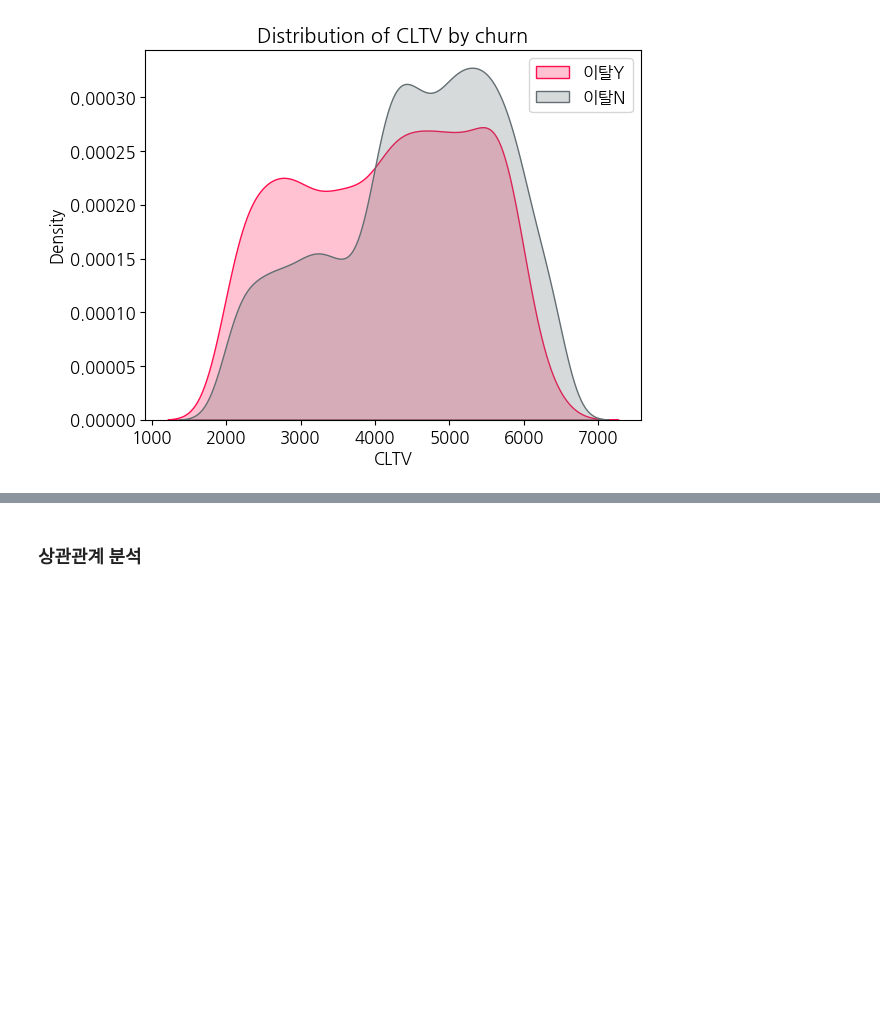
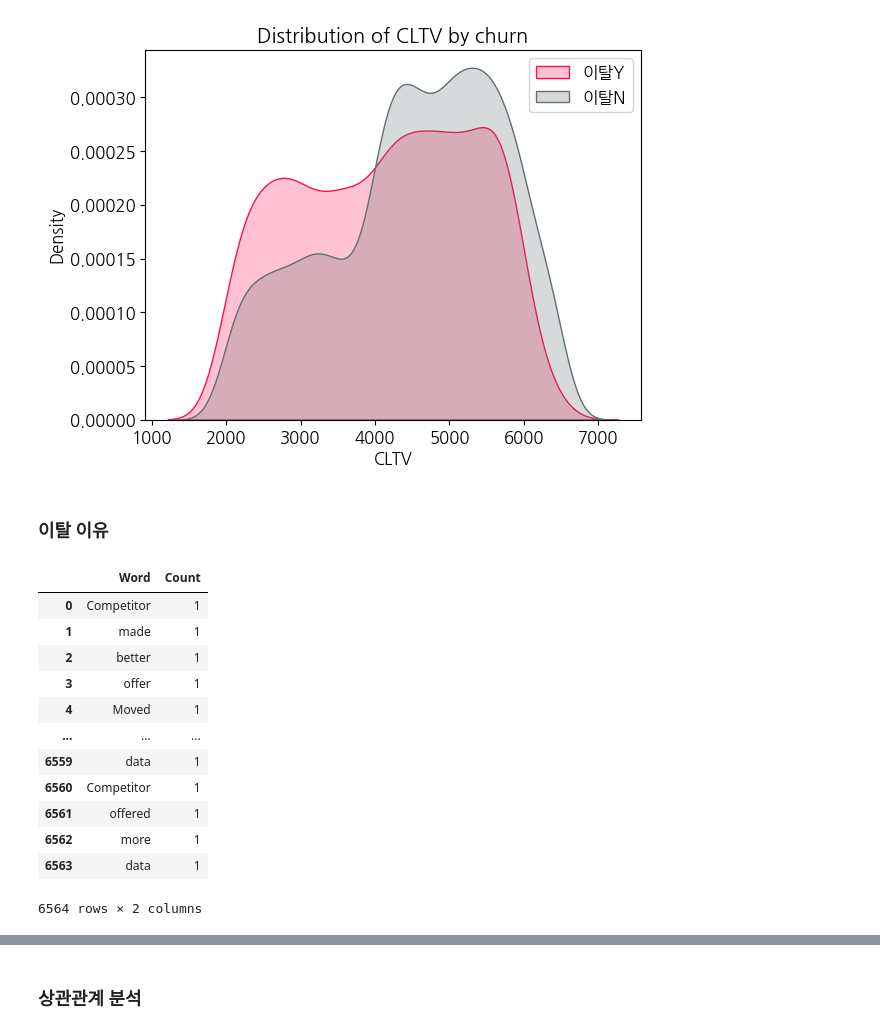
Before and after one commit to skywalker221-Minsoo/-DS-_ZeroBase_ML_Project, a Jupyter notebook: dataset_1_team/dataset_1team.ipynb, the cells around one changed output, grey strips where cells are left out. Cells and saved outputs as stored; diff of their text form; code cells hidden in the pictures; blank space fills up the shorter version.

```diff
--- a/dataset_1_team/dataset_1team.ipynb
+++ b/dataset_1_team/dataset_1team.ipynb
@@ -760,3 +761,33 @@ ax.set_xlabel('CLTV')
 ax.set_title('Distribution of CLTV by churn');
 # %% [output]
 [figure]
+# %% [markdown]
+### 이탈 이유
+# %%
+churn_reason_word = data[data['churn_reason']!='None']
+
+word_list = []
+for idx, row in churn_reason_word.iterrows():
+    words = row['churn_reason'].split()
+    for word in words:
+        word_list.append(word)
+
+word_list = pd.DataFrame(word_list)
+word_list['Count'] = 1
+word_list.rename(columns={0:'Word'}, inplace=True)
+
+word_list
+# %% [output]
+|  | Word | Count |
+| 0 | Competitor | 1 |
+| 1 | made | 1 |
+| 2 | better | 1 |
+| 3 | offer | 1 |
+| 4 | Moved | 1 |
+| ... | ... | ... |
+| 6559 | data | 1 |
+| 6560 | Competitor | 1 |
+| 6561 | offered | 1 |
+| 6562 | more | 1 |
+| 6563 | data | 1 |
+6564 rows × 2 columns
```
Also changed, not shown: parts of 8 cells of this notebook.
